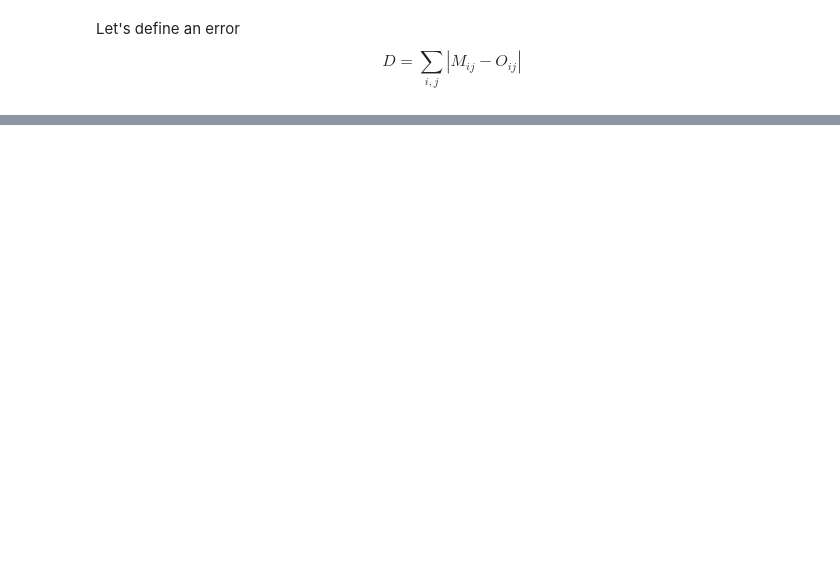
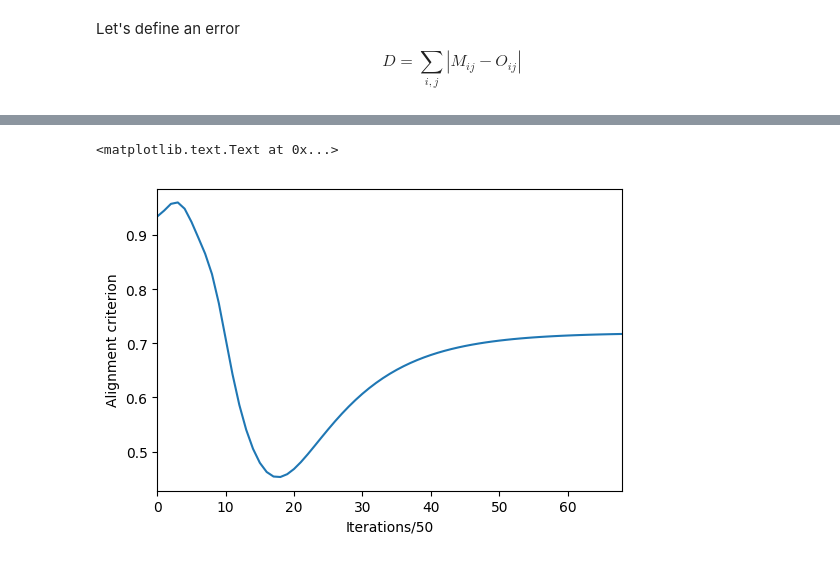
Before and after one commit to iacolippo/Direct-Feedback-Alignment, a Jupyter notebook: dfa-linear-net.ipynb, the cells around one changed output, grey strips where cells are left out. Cells and saved outputs as stored; diff of their text form; code cells hidden in the pictures; blank space fills up the shorter version.

```diff
--- a/dfa-linear-net.ipynb
+++ b/dfa-linear-net.ipynb
@@ -218,0 +258,8 @@ array([[ -9.00000281e+00,  -8.00000133e+00,  -3.00000061e+00,
+# %%
+plt.plot(range(len(Lk)), Lk)
+plt.xlim([0, range(len(Lk))[-1]])
+plt.xlabel('Iterations/50')
+plt.ylabel('Alignment criterion')
+# %% [output]
+<matplotlib.text.Text at 0x...>
+[figure, added]
```
Also changed, not shown: parts of 14 cells of this notebook.
